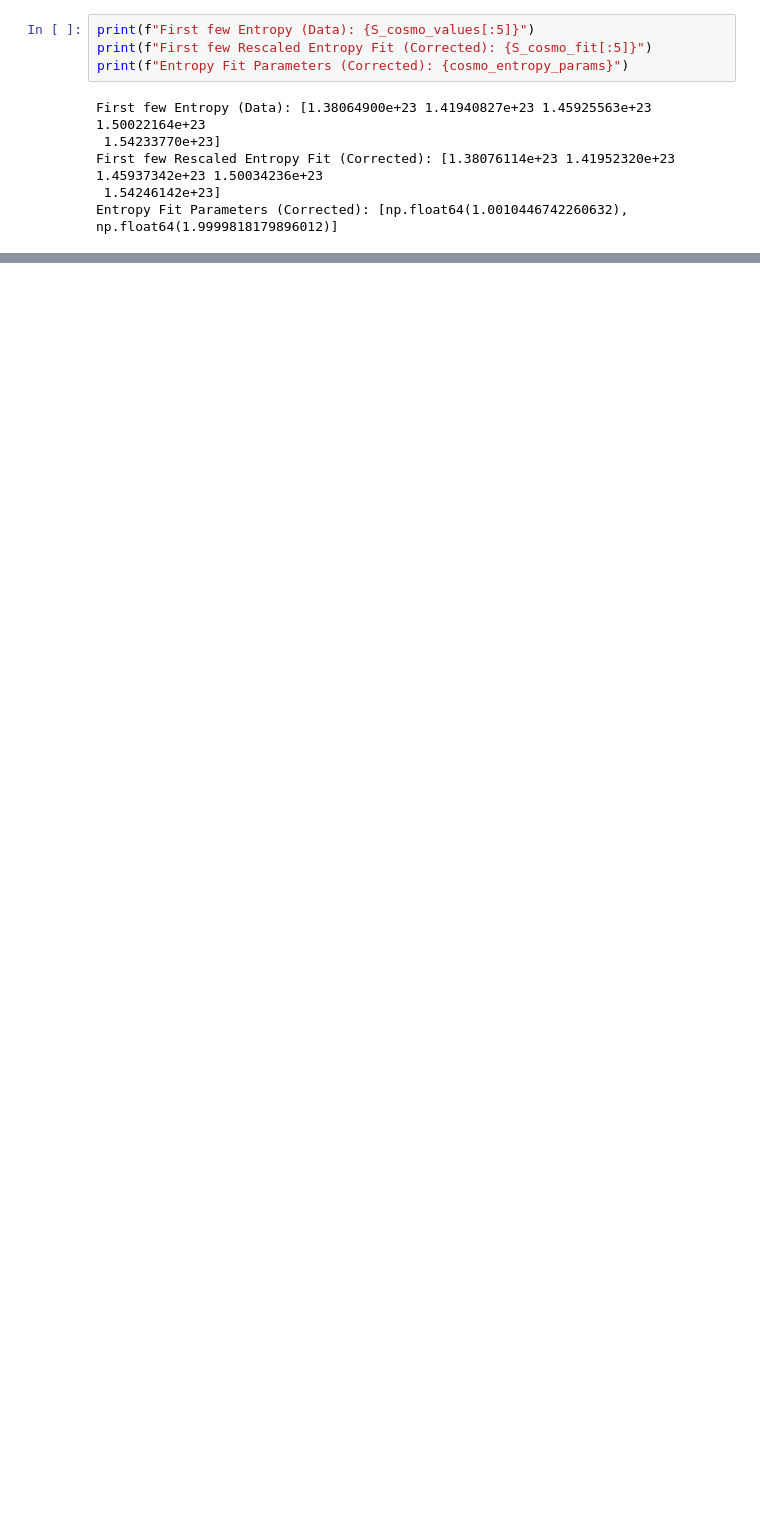
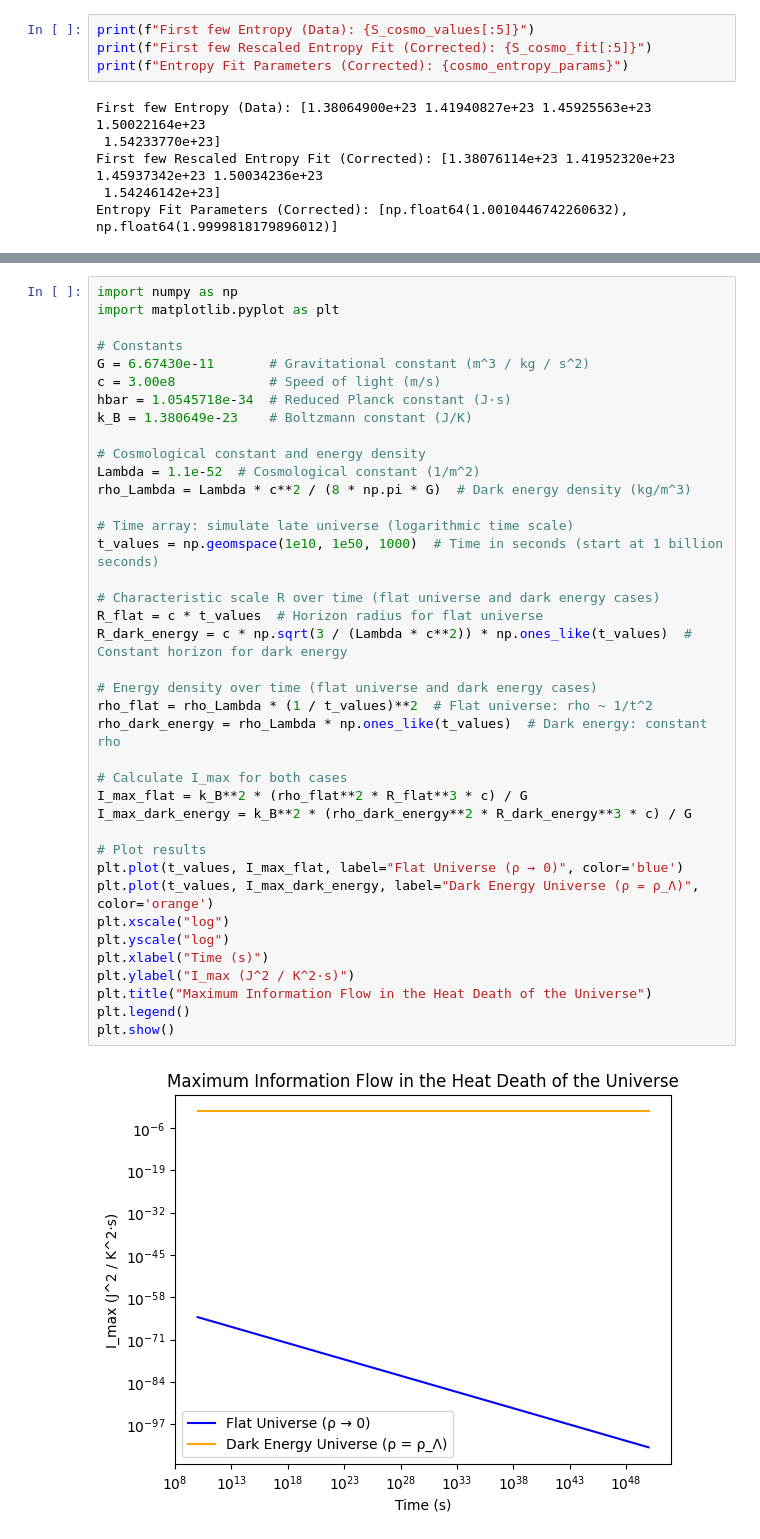
Before and after one commit to nking-1/Generativity, a Jupyter notebook: ComplexityEfficiency.ipynb, the cells around one changed output, grey strips where cells are left out. Cells and saved outputs as stored; diff of their text form; blank space fills up the shorter version.

```diff
--- a/ComplexityEfficiency.ipynb
+++ b/ComplexityEfficiency.ipynb
@@ -1101,0 +1172,41 @@ Entropy Fit Parameters (Corrected): [np.float64(1.0010446742260632), np.float64(
+# %%
+import numpy as np
+import matplotlib.pyplot as plt
+
+# Constants
+G = 6.67430e-11       # Gravitational constant (m^3 / kg / s^2)
+c = 3.00e8            # Speed of light (m/s)
+hbar = 1.0545718e-34  # Reduced Planck constant (J·s)
+k_B = 1.380649e-23    # Boltzmann constant (J/K)
+
+# Cosmological constant and energy density
+Lambda = 1.1e-52  # Cosmological constant (1/m^2)
+rho_Lambda = Lambda * c**2 / (8 * np.pi * G)  # Dark energy density (kg/m^3)
+
+# Time array: simulate late universe (logarithmic time scale)
+t_values = np.geomspace(1e10, 1e50, 1000)  # Time in seconds (start at 1 billion seconds)
+
+# Characteristic scale R over time (flat universe and dark energy cases)
+R_flat = c * t_values  # Horizon radius for flat universe
+R_dark_energy = c * np.sqrt(3 / (Lambda * c**2)) * np.ones_like(t_values)  # Constant horizon for dark energy
+
+# Energy density over time (flat universe and dark energy cases)
+rho_flat = rho_Lambda * (1 / t_values)**2  # Flat universe: rho ~ 1/t^2
+rho_dark_energy = rho_Lambda * np.ones_like(t_values)  # Dark energy: constant rho
+
+# Calculate I_max for both cases
+I_max_flat = k_B**2 * (rho_flat**2 * R_flat**3 * c) / G
+I_max_dark_energy = k_B**2 * (rho_dark_energy**2 * R_dark_energy**3 * c) / G
+
+# Plot results
+plt.plot(t_values, I_max_flat, label="Flat Universe (ρ → 0)", color='blue')
+plt.plot(t_values, I_max_dark_energy, label="Dark Energy Universe (ρ = ρ_Λ)", color='orange')
+plt.xscale("log")
+plt.yscale("log")
+plt.xlabel("Time (s)")
+plt.ylabel("I_max (J^2 / K^2·s)")
+plt.title("Maximum Information Flow in the Heat Death of the Universe")
+plt.legend()
+plt.show()
+# %% [output]
+[figure, added]
```
Also changed, not shown: parts of 6 cells of this notebook.
